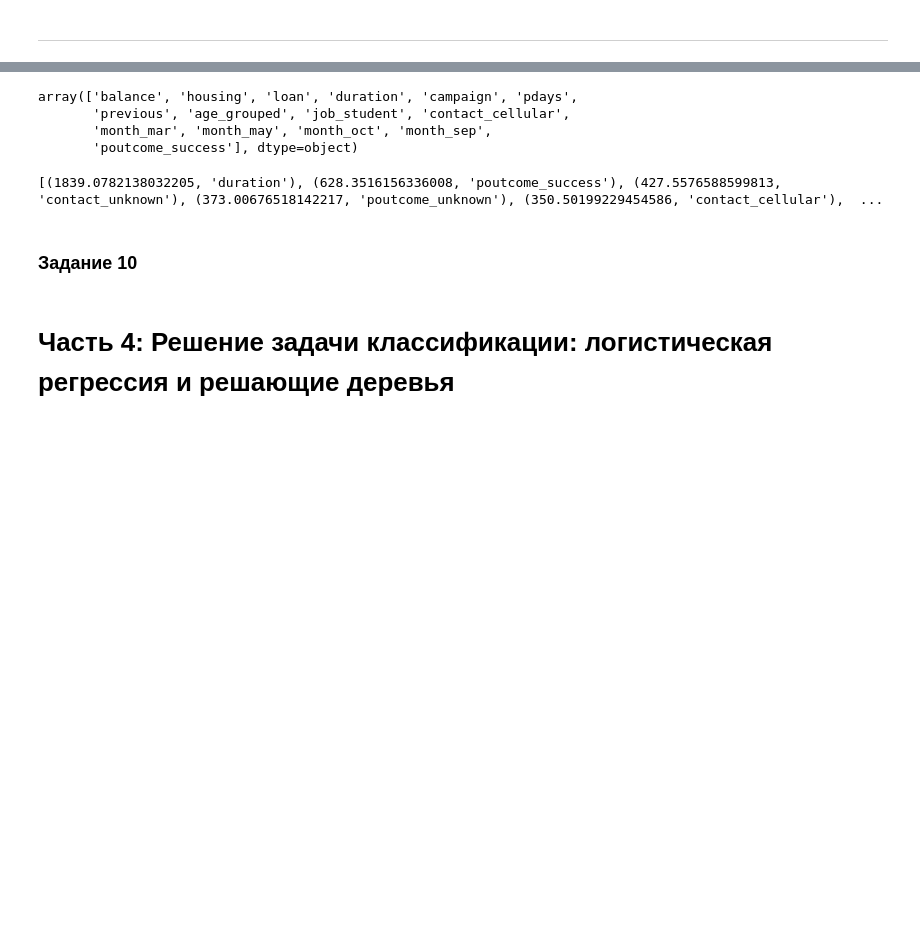
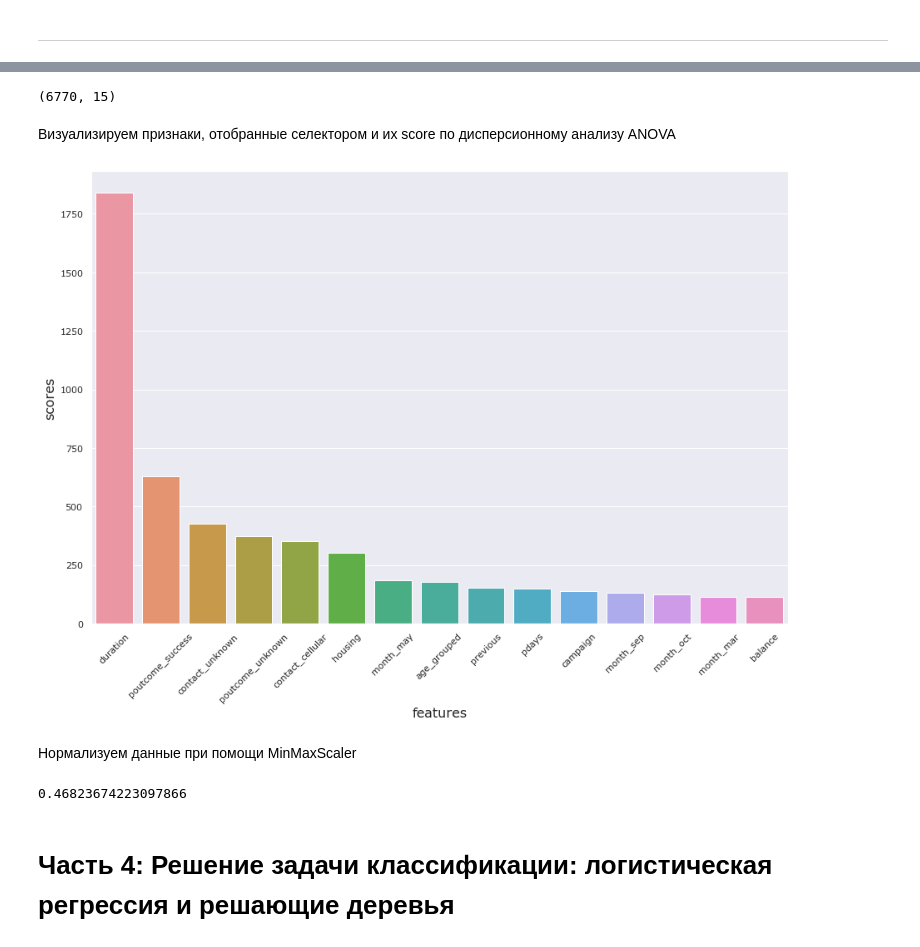
Before and after one commit to illbeurs/DS-Course, a Jupyter notebook: DS_Course_Folder/My projects/Bank_Сustomer_Сlassification/Project_4_ML.ipynb, the cells around one changed output, grey strips where cells are left out. Drawn from its saved outputs; the diff is of its cells as text; code cells hidden in the pictures; blank space fills up the shorter version.

```diff
--- a/DS_Course_Folder/My projects/Bank_Сustomer_Сlassification/Project_4_ML.ipynb
+++ b/DS_Course_Folder/My projects/Bank_Сustomer_Сlassification/Project_4_ML.ipynb
@@ -371,10 +354,4 @@ y_test.mean()
 # %%
-feature_selector = SelectKBest(score_func=f_classif, k=15)
-X_selected = feature_selector.fit_transform(X_train, y_train)
+skb = SelectKBest(score_func=f_classif, k=15)
+X_train_selected = skb.fit_transform(X_train, y_train)
+X_test_selected = skb.transform(X_test)
-# %%
-feature_selector.get_feature_names_out()
-# %% [output]
-array(['balance', 'housing', 'loan', 'duration', 'campaign', 'pdays',
-       'previous', 'age_grouped', 'job_student', 'contact_cellular',
-       'month_mar', 'month_may', 'month_oct', 'month_sep',
-       'poutcome_success'], dtype=object)
@@ -385,8 +358,13 @@ b = feature_selector.feature_names_in_
+# %%
+X_train_selected.shape
+# %% [output]
+(6770, 15)
+# %% [markdown]
+Визуализируем признаки, отобранные селектором и их score по дисперсионному анализу ANOVA
 # %%
-scores = list(zip(a,b))
-scores.sort(key=lambda x: -x[0])
-print(scores[:15])
+feature_scores = pd.DataFrame({'features':skb.feature_names_in_, 'scores': skb.scores_ }).sort_values(
+    by='scores', ascending=False).nlargest(15, columns='scores')
+plt.figure(figsize=(15,10))
+sns.barplot(data=feature_scores, x='features', y='scores').xaxis.set_tick_params(rotation=45)
 # %% [output]
-[(1839.0782138032205, 'duration'), (628.3516156336008, 'poutcome_success'), (427.5576588599813, 'contact_unknown'), (373.00676518142217, 'poutcome_unknown'), (350.50199229454586, 'contact_cellular'),  ...
+[figure, added]
-# %% [markdown]
-### Задание 10
@@ -394,0 +371,2 @@ print(scores[:15])
+# %% [markdown]
+Нормализуем данные при помощи MinMaxScaler
@@ -395,2 +377,6 @@ print(scores[:15])
+# %%
+X_test_selected[:,0].mean()
+# %% [output]
+0.46823674223097866
 # %% [markdown]
 # Часть 4: Решение задачи классификации: логистическая регрессия и решающие деревья
```
Also changed, not shown: parts of 38 cells of this notebook.
